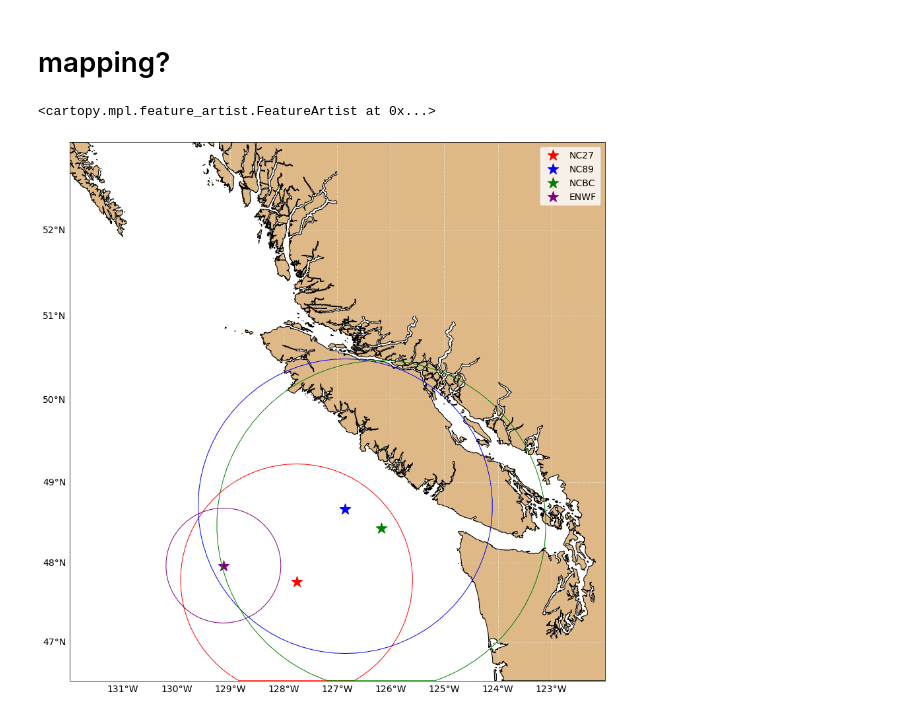
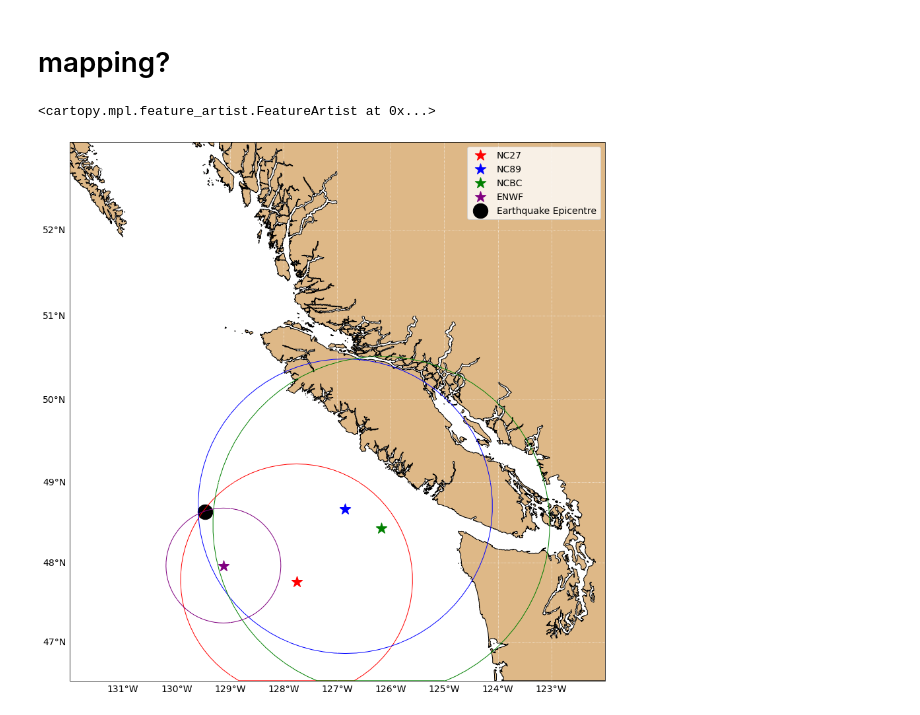
Before and after one commit to rbeutel/PRODIGY, a Jupyter notebook: assignment9_seismography.ipynb, the cells around one changed output. Drawn from its saved outputs; the diff is of its cells as text; code cells hidden in the pictures.

Commit message:
added earthquake epicentre

```diff
--- a/assignment9_seismography.ipynb
+++ b/assignment9_seismography.ipynb
@@ -266,7 +266,7 @@ ncbc['HHZ_filter'] = bpfilt(ncbc['HHZ'],dt,lf,hf)
 # plot after filtering
 fig, ax = plt.subplots(3,1, figsize=(10,6))
 timeP = pd.to_datetime('2021-09-21 06:13:32.500') #most obvious from HHE plot (assume what's b4 is noise?)
-timeS = pd.to_datetime('2021-09-21 06:13:53.500') #most obvious from HHN plot
+timeS = pd.to_datetime('2021-09-21 06:13:54.000') #most obvious from HHN plot
 ax[0].plot(ncbc.time, ncbc.HHE_filter, c='b', label='HHE',zorder=0)
 ax[0].scatter(timeP, 0,c='k',zorder=1)
 ax[0].scatter(timeS, 0,c='k',zorder=1)
@@ -294,29 +294,30 @@ print(Lncbc)
 # %%
 # Increase font size
 plt.rcParams['font.size'] = 14
 
 # Make plot area
 xlim, ylim = [-132, -122], [46.5, 53]
 fig, ax = plt.subplots(figsize=(20, 15), subplot_kw={'projection': crs.Mercator(np.mean(xlim), *ylim)})
 ax.set_extent(xlim + ylim)
 
 # Draw coastline
 ax.add_feature(feature.GSHHSFeature('full', edgecolor='k', facecolor='burlywood'),zorder=0)
 
 xlocs, ylocs = [np.arange(np.floor(l[0]), np.ceil(l[1])+1) for l in [xlim, ylim]]
 gl = ax.gridlines(linestyle=":", color='w', draw_labels=True, xlocs=xlocs, ylocs=ylocs)
 gl.xformatter, gl.yformatter = LONGITUDE_FORMATTER, LATITUDE_FORMATTER
 gl.xlabels_top, gl.ylabels_right = False, False
 
 ax.scatter(nc27_lon, nc27_lat, marker='*',s=300,c='r',transform=crs.PlateCarree(),label="NC27")
 ax.scatter(nc89_lon, nc89_lat, marker='*',s=300,c='b',transform=crs.PlateCarree(),label="NC89")
 ax.scatter(ncbc_lon, ncbc_lat, marker='*',s=300,c='g',transform=crs.PlateCarree(),label="NCBC")
 ax.scatter(enwf_lon, enwf_lat, marker='*',s=300,c='purple',transform=crs.PlateCarree(),label="ENWF")
+ax.scatter(-129.47, 48.63, marker='o',s=500,c='k',transform=crs.PlateCarree(),label="Earthquake Epicentre")
 ax.legend()
 ax.tissot(rad_km=Lnc27, lons=[nc27_lon], lats=[nc27_lat], edgecolors = 'r', facecolors='none')
 ax.tissot(rad_km=Lnc89, lons=[nc89_lon], lats=[nc89_lat], edgecolors = 'b', facecolors='none')
 ax.tissot(rad_km=Lncbc, lons=[ncbc_lon], lats=[ncbc_lat], edgecolors = 'g', facecolors='none')
 ax.tissot(rad_km=Lenwf, lons=[enwf_lon], lats=[enwf_lat], edgecolors = 'purple', facecolors='none')
 # %% [output]
 <cartopy.mpl.feature_artist.FeatureArtist at 0x...>
-[figure, old version]
+[figure, new version]
```
Also changed, not shown: parts of 4 cells of this notebook.
